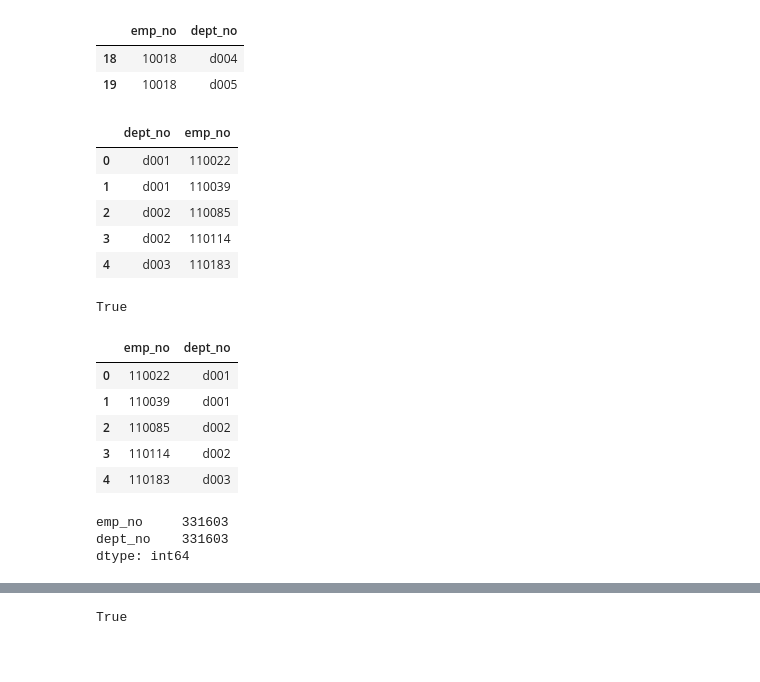
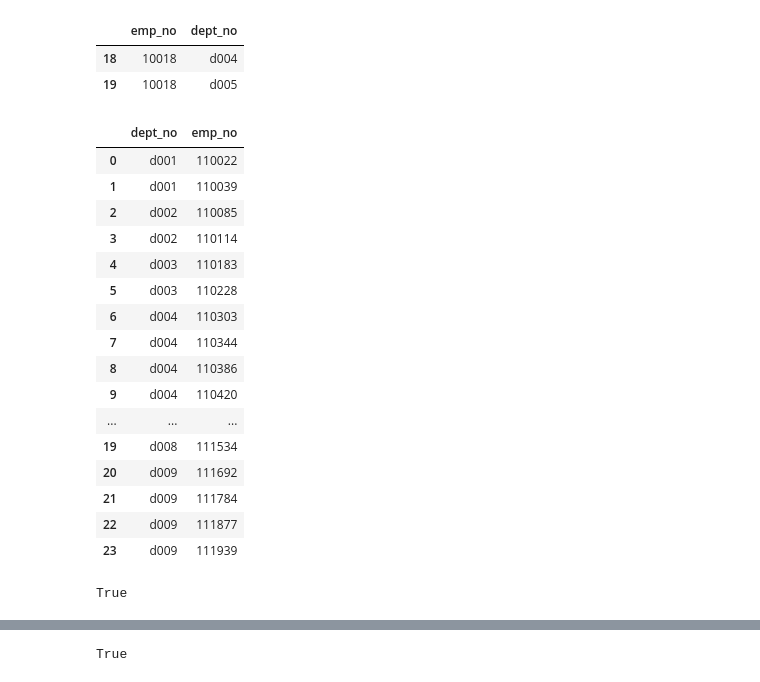
Before and after one commit to dianaagustinaf/sql-challenge, a Jupyter notebook: EmployeeSQL/Employees Data.ipynb, the cells around one changed output, grey strips where cells are left out. Cells and saved outputs as stored; diff of their text form; code cells hidden in the pictures; blank space fills up the shorter version.

```diff
--- a/EmployeeSQL/Employees Data.ipynb
+++ b/EmployeeSQL/Employees Data.ipynb
@@ -84,14 +91,25 @@ data_emp_dep.loc[data_emp_dep["emp_no"] == 10018, :]
 | 18 | 10018 | d004 |
 | 19 | 10018 | d005 |
 # %%
-data_emp_dep_2 = pd.read_csv(csv3)
-data_emp_dep_2.head()
+data_dept_manager = pd.read_csv(csv3)
+data_dept_manager
 # %% [output]
 |  | dept_no | emp_no |
 | 0 | d001 | 110022 |
 | 1 | d001 | 110039 |
 | 2 | d002 | 110085 |
 | 3 | d002 | 110114 |
 | 4 | d003 | 110183 |
+| 5 | d003 | 110228 |
+| 6 | d004 | 110303 |
+| 7 | d004 | 110344 |
+| 8 | d004 | 110386 |
+| 9 | d004 | 110420 |
+| ... | ... | ... |
+| 19 | d008 | 111534 |
+| 20 | d009 | 111692 |
+| 21 | d009 | 111784 |
+| 22 | d009 | 111877 |
+| 23 | d009 | 111939 |
 # %%
 # checking if emp_no is unique
@@ -99,19 +117,2 @@ data_emp_dep_2["emp_no"].count() == data_emp_dep_2["emp_no"].nunique()
 # %% [output]
 True
-# %%
-# change coolumns order to concat
-data_emp_dep_2 = data_emp_dep_2.loc[:, ["emp_no","dept_no"]]
-data_emp_dep_2.head()
-# %% [output]
-|  | emp_no | dept_no |
-| 0 | 110022 | d001 |
-| 1 | 110039 | d001 |
-| 2 | 110085 | d002 |
-| 3 | 110114 | d002 |
-| 4 | 110183 | d003 |
-# %%
-data_emp_dep.count()
-# %% [output]
-emp_no     331603
-dept_no    331603
-dtype: int64
```
Also changed, not shown: parts of 19 cells of this notebook, 3 other files.
